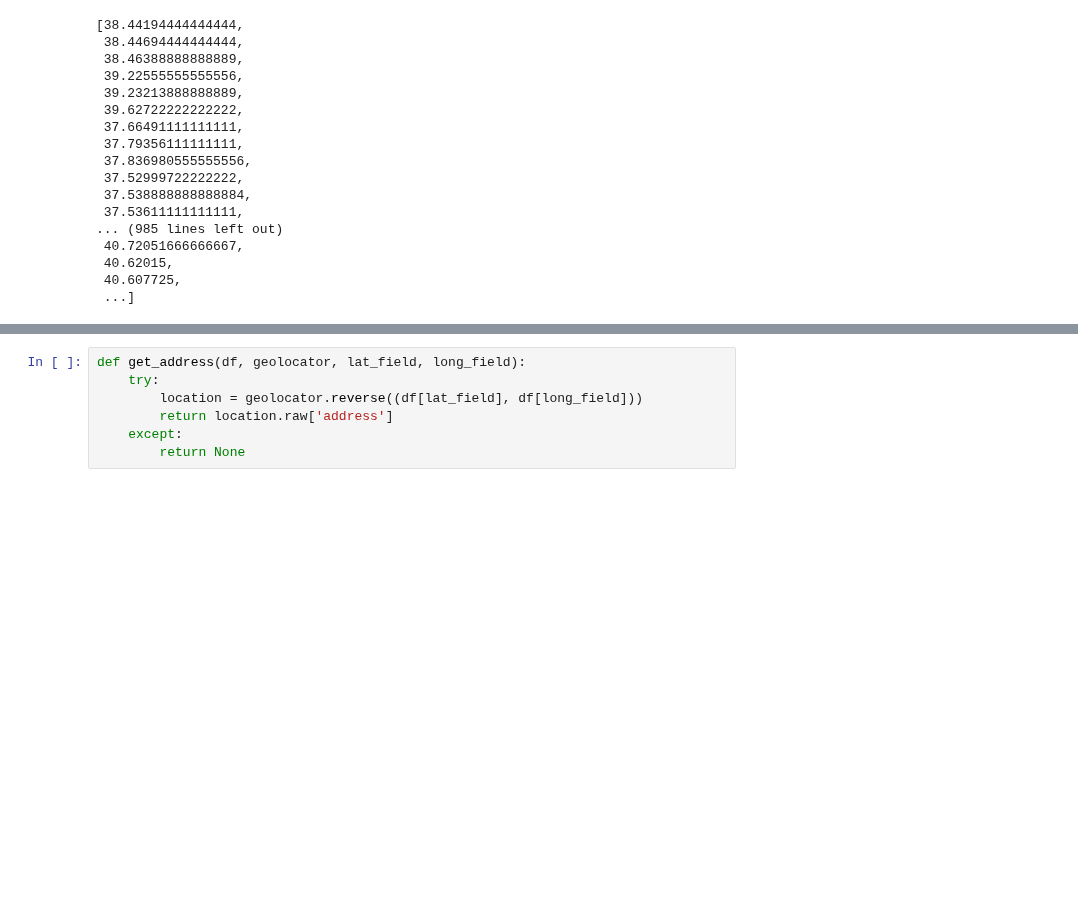
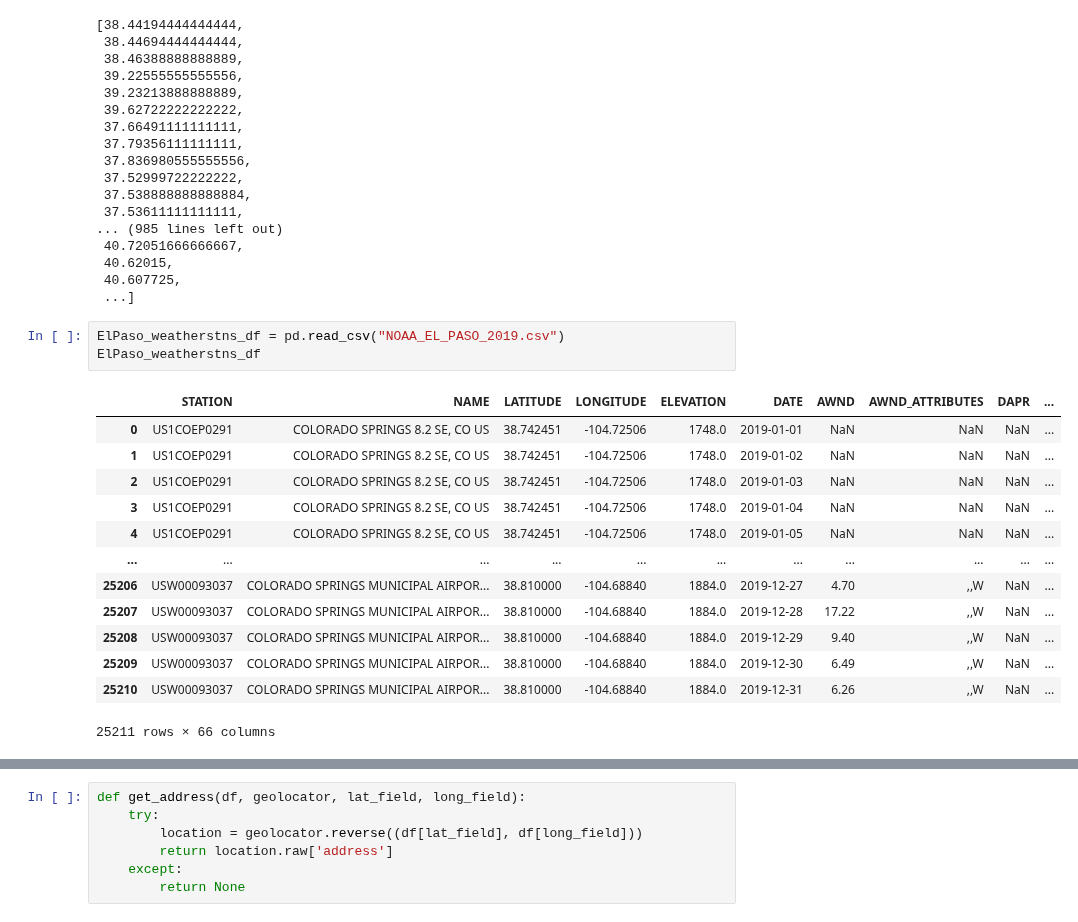
Before and after one commit to nnbaokhang/Descriptive-and-Predictive-Deep-Learning-Analytical-Tools-for-Enhanced-Bridge-Management, a Jupyter notebook: map_2019_weatherstns_bridges.ipynb, the cells around one changed output, grey strips where cells are left out. Cells and saved outputs as stored; diff of their text form; blank space fills up the shorter version.

```diff
--- a/map_2019_weatherstns_bridges.ipynb
+++ b/map_2019_weatherstns_bridges.ipynb
@@ -241,3 +286,20 @@ decimal_lats
  40.62015,
  40.607725,
  ...]
+# %%
+ElPaso_weatherstns_df = pd.read_csv("NOAA_EL_PASO_2019.csv")
+ElPaso_weatherstns_df
+# %% [output]
+|  | STATION | NAME | LATITUDE | LONGITUDE | ELEVATION | DATE | AWND | AWND_ATTRIBUTES | DAPR | ... |
+| 0 | US1COEP0291 | COLORADO SPRINGS 8.2 SE, CO US | 38.742451 | -104.72506 | 1748.0 | 2019-01-01 | NaN | NaN | NaN | ... |
+| 1 | US1COEP0291 | COLORADO SPRINGS 8.2 SE, CO US | 38.742451 | -104.72506 | 1748.0 | 2019-01-02 | NaN | NaN | NaN | ... |
+| 2 | US1COEP0291 | COLORADO SPRINGS 8.2 SE, CO US | 38.742451 | -104.72506 | 1748.0 | 2019-01-03 | NaN | NaN | NaN | ... |
+| 3 | US1COEP0291 | COLORADO SPRINGS 8.2 SE, CO US | 38.742451 | -104.72506 | 1748.0 | 2019-01-04 | NaN | NaN | NaN | ... |
+| 4 | US1COEP0291 | COLORADO SPRINGS 8.2 SE, CO US | 38.742451 | -104.72506 | 1748.0 | 2019-01-05 | NaN | NaN | NaN | ... |
+| ... | ... | ... | ... | ... | ... | ... | ... | ... | ... | ... |
+| 25206 | USW00093037 | COLORADO SPRINGS MUNICIPAL AIRPOR... | 38.810000 | -104.68840 | 1884.0 | 2019-12-27 | 4.70 | ,,W | NaN | ... |
+| 25207 | USW00093037 | COLORADO SPRINGS MUNICIPAL AIRPOR... | 38.810000 | -104.68840 | 1884.0 | 2019-12-28 | 17.22 | ,,W | NaN | ... |
+| 25208 | USW00093037 | COLORADO SPRINGS MUNICIPAL AIRPOR... | 38.810000 | -104.68840 | 1884.0 | 2019-12-29 | 9.40 | ,,W | NaN | ... |
+| 25209 | USW00093037 | COLORADO SPRINGS MUNICIPAL AIRPOR... | 38.810000 | -104.68840 | 1884.0 | 2019-12-30 | 6.49 | ,,W | NaN | ... |
+| 25210 | USW00093037 | COLORADO SPRINGS MUNICIPAL AIRPOR... | 38.810000 | -104.68840 | 1884.0 | 2019-12-31 | 6.26 | ,,W | NaN | ... |
+25211 rows × 66 columns
```
Also changed, not shown: parts of 6 cells of this notebook.
